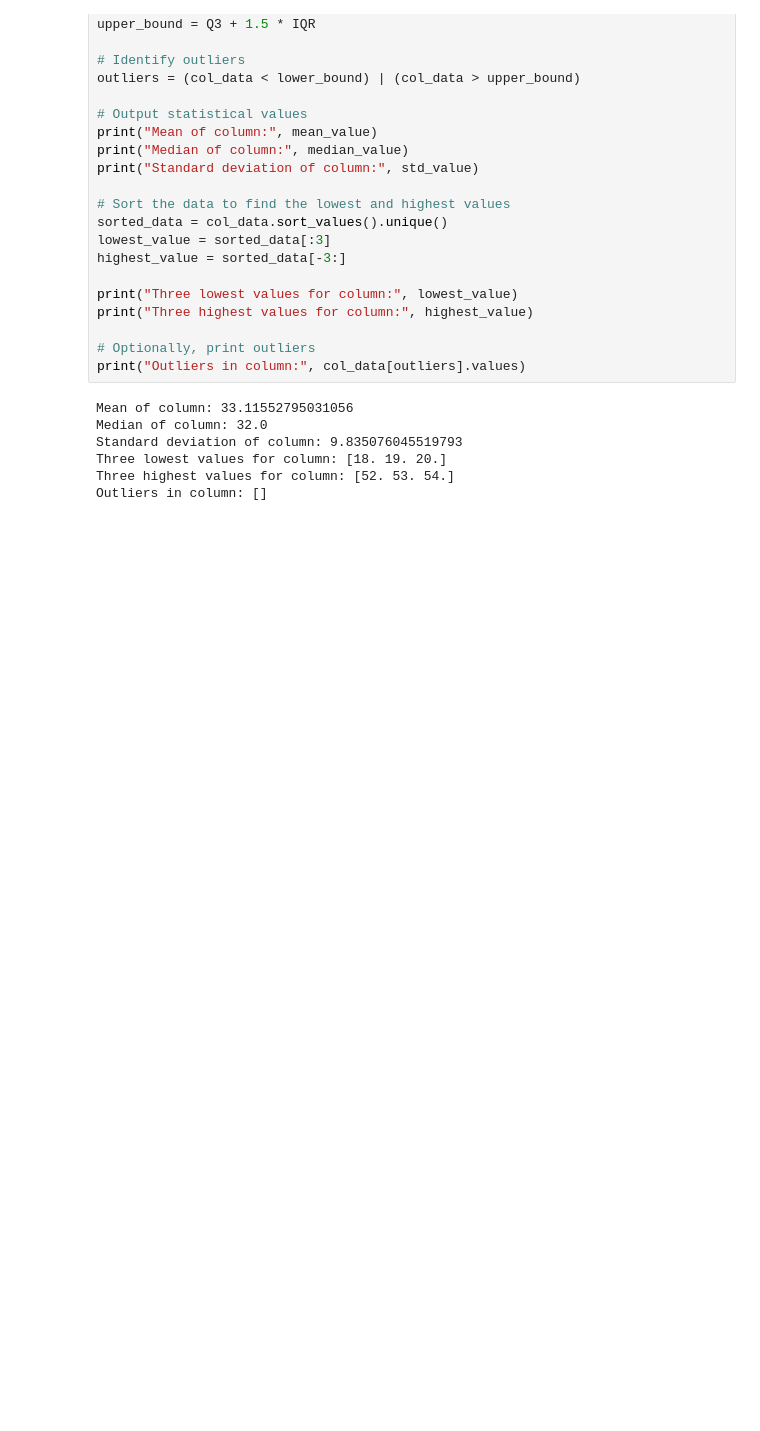
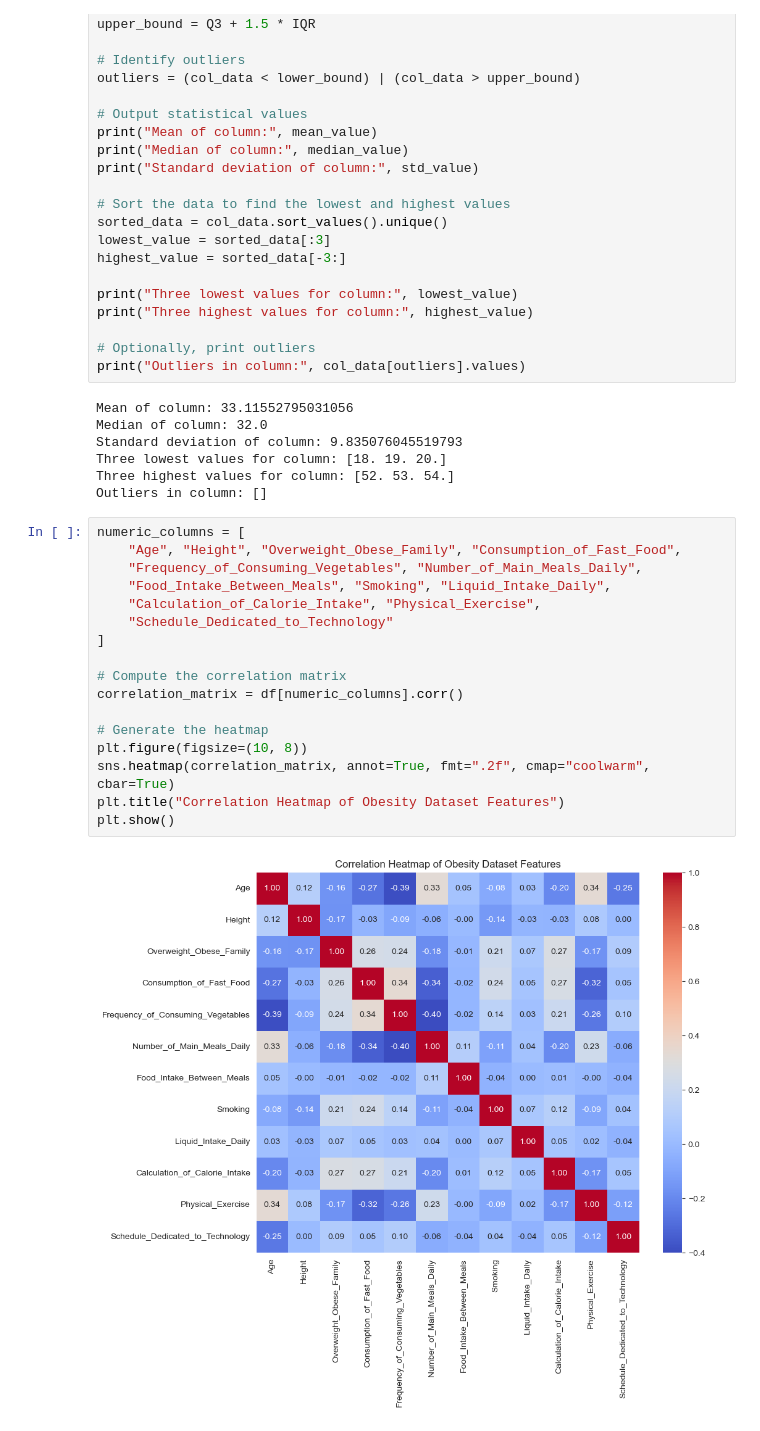
Before and after one commit to DekkerF190232/dsai-obesity, a Jupyter notebook: pandas.ipynb, the cells around one changed output. Saved outputs shown, nothing was run; the diff lists cells and outputs as text; blank space fills up the shorter version.

Commit message:
matrix

```diff
--- a/pandas.ipynb
+++ b/pandas.ipynb
@@ -95,3 +95,22 @@ Standard deviation of column: 9.835076045519793
 Three lowest values for column: [18. 19. 20.]
 Three highest values for column: [52. 53. 54.]
 Outliers in column: []
+# %%
+numeric_columns = [
+    "Age", "Height", "Overweight_Obese_Family", "Consumption_of_Fast_Food",
+    "Frequency_of_Consuming_Vegetables", "Number_of_Main_Meals_Daily",
+    "Food_Intake_Between_Meals", "Smoking", "Liquid_Intake_Daily",
+    "Calculation_of_Calorie_Intake", "Physical_Exercise",
+    "Schedule_Dedicated_to_Technology"
+]
+
+# Compute the correlation matrix
+correlation_matrix = df[numeric_columns].corr()
+
+# Generate the heatmap
+plt.figure(figsize=(10, 8))
+sns.heatmap(correlation_matrix, annot=True, fmt=".2f", cmap="coolwarm", cbar=True)
+plt.title("Correlation Heatmap of Obesity Dataset Features")
+plt.show()
+# %% [output]
+[figure, added]
```
Also changed, not shown: parts of 3 cells of this notebook, 1 other file.
